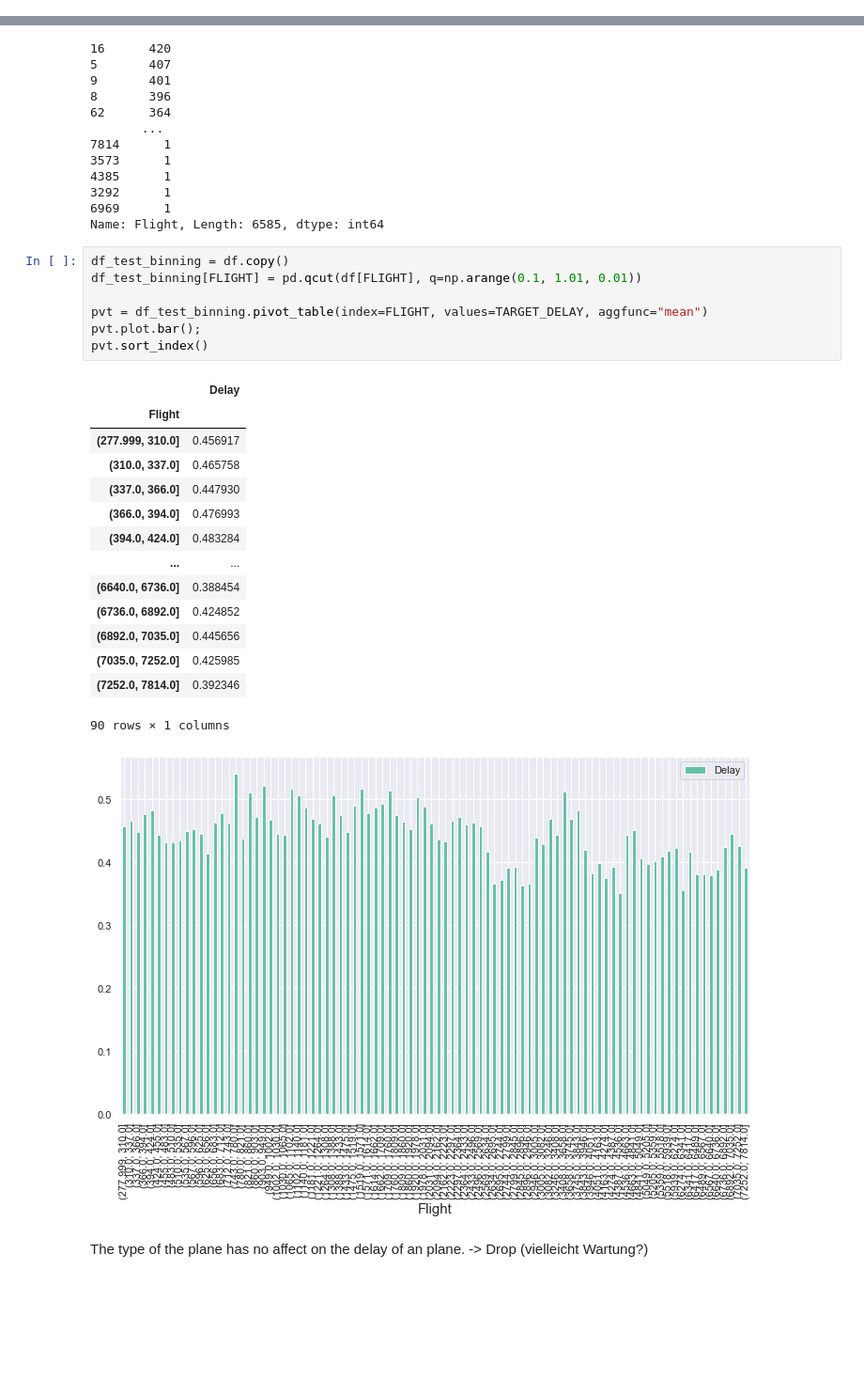
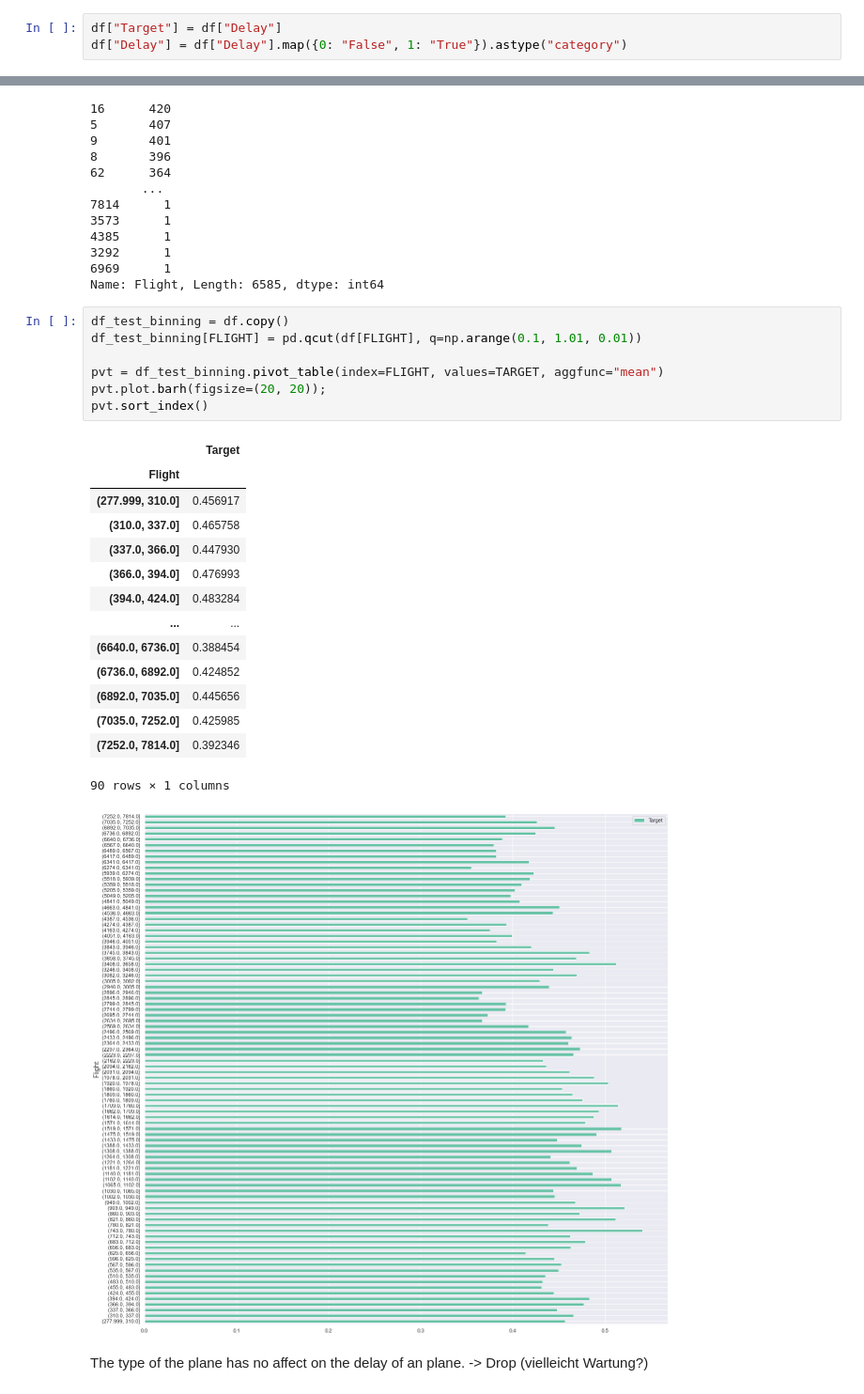
Before and after one commit to enricogoerlitz/ML-Models, a Jupyter notebook: Machine Learning Projects/01_Kaggle_Data_Projects_And_Competitions/00_Starter_Projects/02_Airline_Deley/notebooks/01_data_eda.ipynb, the cells around one changed output, grey strips where cells are left out. Shown at 94% size. Drawn from its saved outputs; the diff is of its cells as text; blank space fills up the shorter version.

```diff
--- a/Machine Learning Projects/01_Kaggle_Data_Projects_And_Competitions/00_Starter_Projects/02_Airline_Deley/notebooks/01_data_eda.ipynb
+++ b/Machine Learning Projects/01_Kaggle_Data_Projects_And_Competitions/00_Starter_Projects/02_Airline_Deley/notebooks/01_data_eda.ipynb
@@ -37,6 +37,9 @@ df
 | 539381 | 539382 | UA | 78 | HNL | SFO | 5 | 1439 | 313 | 1 |
 | 539382 | 539383 | US | 1442 | LAX | PHL | 5 | 1439 | 301 | 1 |
 539383 rows × 9 columns
+# %%
+df["Target"] = df["Delay"]
+df["Delay"] = df["Delay"].map({0: "False", 1: "True"}).astype("category")
 # %% [markdown]
 # Helper Functions & Constants
 # %%
@@ -240,26 +243,26 @@ Name: Flight, Length: 6585, dtype: int64
 # %%
 df_test_binning = df.copy()
 df_test_binning[FLIGHT] = pd.qcut(df[FLIGHT], q=np.arange(0.1, 1.01, 0.01))
 
-pvt = df_test_binning.pivot_table(index=FLIGHT, values=TARGET_DELAY, aggfunc="mean")
-pvt.plot.bar();
+pvt = df_test_binning.pivot_table(index=FLIGHT, values=TARGET, aggfunc="mean")
+pvt.plot.barh(figsize=(20, 20));
 pvt.sort_index()
 # %% [output]
-|  | Delay |
+|  | Target |
 | Flight |  |
 | (277.999, 310.0] | 0.456917 |
 | (310.0, 337.0] | 0.465758 |
 | (337.0, 366.0] | 0.447930 |
 | (366.0, 394.0] | 0.476993 |
 | (394.0, 424.0] | 0.483284 |
 | ... | ... |
 | (6640.0, 6736.0] | 0.388454 |
 | (6736.0, 6892.0] | 0.424852 |
 | (6892.0, 7035.0] | 0.445656 |
 | (7035.0, 7252.0] | 0.425985 |
 | (7252.0, 7814.0] | 0.392346 |
 90 rows × 1 columns
-[figure, old version]
+[figure, new version]
 # %% [markdown]
 The type of the plane has no affect on the delay of an plane. -> Drop
 (vielleicht Wartung?)
```
Also changed, not shown: parts of 13 cells of this notebook, 1 other file.
